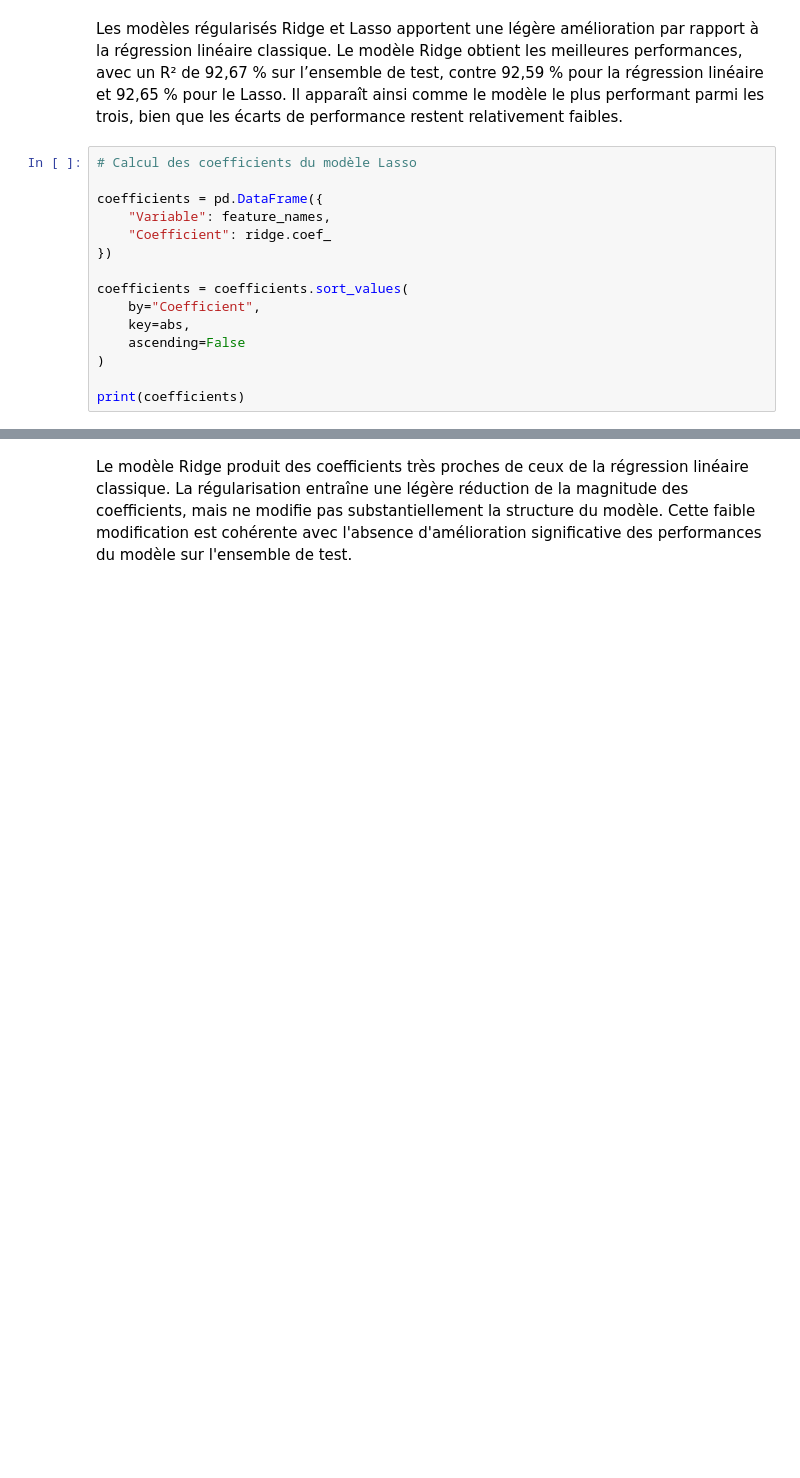
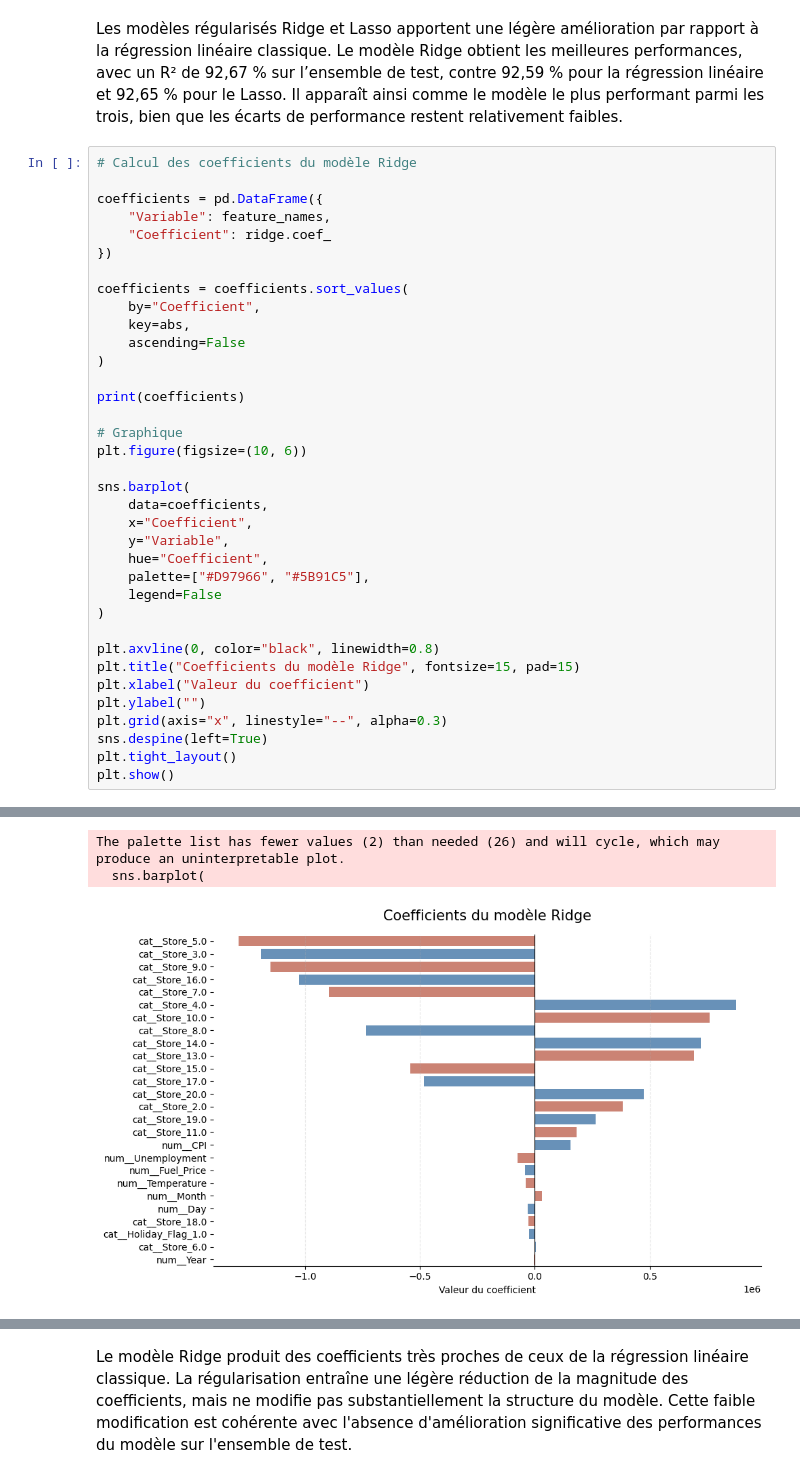
Before and after one commit to adrianavav7-hue/analyse-prediction-ventes-walmart, a Jupyter notebook: walmart_store_sales.ipynb, the cells around one changed output, grey strips where cells are left out. Cells and saved outputs as stored; diff of their text form; blank space fills up the shorter version.

```diff
--- a/walmart_store_sales.ipynb
+++ b/walmart_store_sales.ipynb
@@ -894,35 +897,59 @@ print(results_r2.round(4))
 # %% [markdown]
 Les modèles régularisés Ridge et Lasso apportent une légère amélioration par rapport à la régression linéaire classique. Le modèle Ridge obtient les meilleures performances, avec un R² de 92,67 % sur l’ensemble de test, contre 92,59 % pour la régression linéaire et 92,65 % pour le Lasso. Il apparaît ainsi comme le modèle le plus performant parmi les trois, bien que les écarts de performance restent relativement faibles.
 # %%
-# Calcul des coefficients du modèle Lasso
+# Calcul des coefficients du modèle Ridge
 
 coefficients = pd.DataFrame({
     "Variable": feature_names,
     "Coefficient": ridge.coef_
 })
 
 coefficients = coefficients.sort_values(
     by="Coefficient",
     key=abs,
     ascending=False
 )
 
 print(coefficients)
+
+# Graphique
+plt.figure(figsize=(10, 6))
+
+sns.barplot(
+    data=coefficients,
+    x="Coefficient",
+    y="Variable",
+    hue="Coefficient",
+    palette=["#D97966", "#5B91C5"],
+    legend=False
+)
+
+plt.axvline(0, color="black", linewidth=0.8)
+plt.title("Coefficients du modèle Ridge", fontsize=15, pad=15)
+plt.xlabel("Valeur du coefficient")
+plt.ylabel("")
+plt.grid(axis="x", linestyle="--", alpha=0.3)
+sns.despine(left=True)
+plt.tight_layout()
+plt.show()
 # %% [output]
                  Variable   Coefficient
 10         cat__Store_5.0 -1.289810e+06
 8          cat__Store_3.0 -1.192844e+06
 14         cat__Store_9.0 -1.150252e+06
 20        cat__Store_16.0 -1.027086e+06
 12         cat__Store_7.0 -8.968793e+05
 9          cat__Store_4.0  8.769469e+05
 15        cat__Store_10.0  7.618432e+05
 13         cat__Store_8.0 -7.347148e+05
 18        cat__Store_14.0  7.209006e+05
 17        cat__Store_13.0  6.939766e+05
 19        cat__Store_15.0 -5.419946e+05
 ... (11 lines left out)
 22        cat__Store_18.0 -2.780132e+04
 25  cat__Holiday_Flag_1.0 -2.401443e+04
 11         cat__Store_6.0  5.554036e+03
 6               num__Year -5.147122e+03
+The palette list has fewer values (2) than needed (26) and will cycle, which may produce an uninterpretable plot.
+  sns.barplot(
+[figure, added]
```
Also changed, not shown: parts of 11 cells of this notebook.
